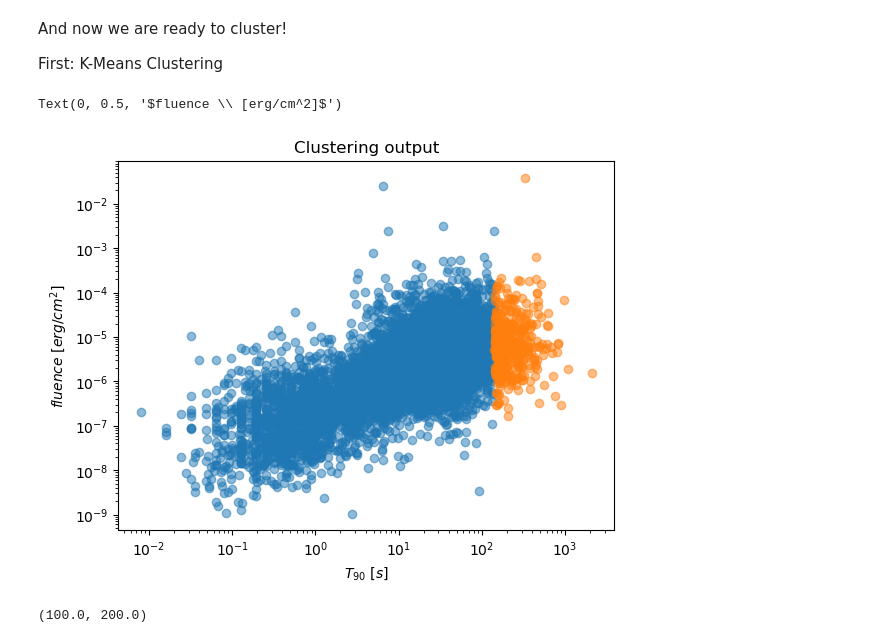
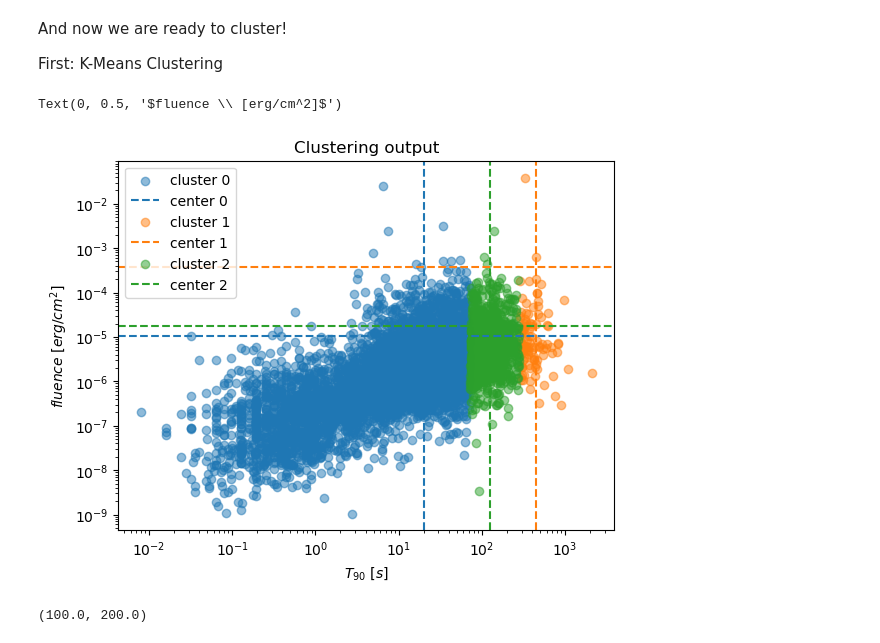
Before and after one commit to Ale5606/ilovegit, a Jupyter notebook: ML/280425/L14.ipynb, the cells around one changed output. Drawn from its saved outputs; the diff is of its cells as text; code cells hidden in the pictures.

```diff
--- a/ML/280425/L14.ipynb
+++ b/ML/280425/L14.ipynb
@@ -39,20 +53,0 @@ There are non-real values (-999) to eliminate.
-# %%
-for i in range (0,len(T90)):
-    if fluence[i] == '-999' or T90[i] == '-999' :
-        fluence[i] = 0
-        T90[i] = 0
-
-
-fluence_clean = fluence[fluence != '0']
-T90_clean = T90[T90 != '0']
-
-
-T90_arr = np.array(T90_clean, dtype=float)
-fluence_arr = np.array(fluence_clean, dtype=float)
-
-plt.scatter(T90_arr, fluence_arr)
-plt.xlabel('$T_{90} \ [s]$')
-plt.ylabel('$fluence \ [erg/cm^2]$')
-plt.xscale('log')
-plt.yscale('log')
-plt.show()
@@ -73,28 +58,33 @@ First: K-Means Clustering
 # %%
 from sklearn.cluster import KMeans
 from sklearn import preprocessing
 
-n_cluster = 2
+n_cluster = 3
 
 #we need an array shape like [[x_1,y_1], ..., [x_n,y_n]]
-X = np.vstack((T90_arr, fluence_arr)).T
+X = np.vstack((T90, fluence)).T
+
 
 model = KMeans(n_clusters=n_cluster, n_init='auto').fit(X)
 centers = model.cluster_centers_
+
 labels = model.predict(X)
 
-
-for ii in range(n_cluster):
-    plt.scatter(X[labels==ii, 0], X[labels==ii, 1], alpha=0.5)
+c = ['C0', 'C1', 'C2']
+for i in range(n_cluster):
+    plt.scatter(X[labels==i, 0], X[labels==i, 1], alpha=0.5, label=f'cluster {i}')
+    plt.axvline(centers[i,0], color=c[i], linestyle='--', label=f'center {i}')
+    plt.axhline(centers[i,1], color=c[i], linestyle='--')
     plt.xscale('log')
     plt.yscale('log')
 
-plt.title('Clustering output');
+plt.title('Clustering output')
+plt.legend()
 plt.xlabel('$T_{90} \ [s]$')
 plt.ylabel('$fluence \ [erg/cm^2]$')
 # %% [output]
 Text(0, 0.5, '$fluence \\ [erg/cm^2]$')
-[figure, old version]
+[figure, new version]
 # %%
 for ii in range(n_cluster):
     plt.scatter(X[labels==ii,0], X[labels==ii,1] ,alpha=0.5)
```
Also changed, not shown: parts of 7 cells of this notebook.
